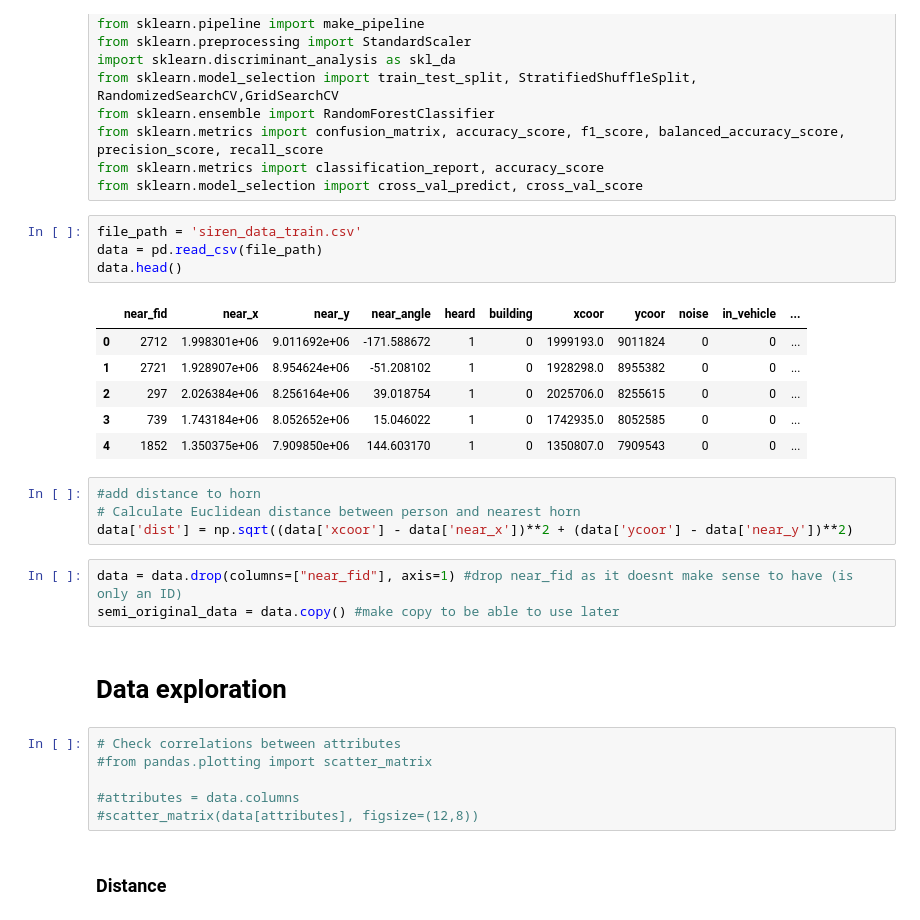
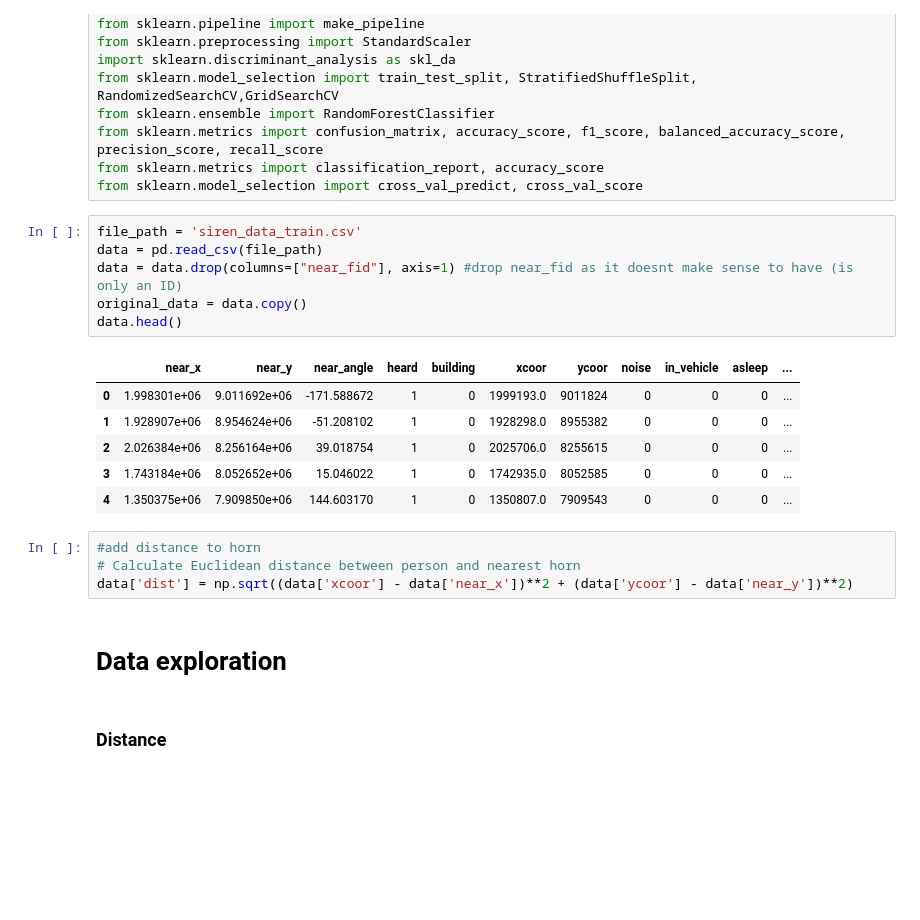
Before and after one commit to elisehammarstrom/statistical_machine_learning, a Jupyter notebook: sml-copy2.ipynb, the cells around one changed output. Drawn from its saved outputs; the diff is of its cells as text; blank space fills up the shorter version.

```diff
--- a/sml-copy2.ipynb
+++ b/sml-copy2.ipynb
@@ -18,29 +18,22 @@ from sklearn.model_selection import cross_val_predict, cross_val_score
 # %%
 file_path = 'siren_data_train.csv'
 data = pd.read_csv(file_path)
+data = data.drop(columns=["near_fid"], axis=1) #drop near_fid as it doesnt make sense to have (is only an ID)
+original_data = data.copy()
 data.head()
 # %% [output]
-|  | near_fid | near_x | near_y | near_angle | heard | building | xcoor | ycoor | noise | in_vehicle | ... |
-| 0 | 2712 | 1.998301e+06 | 9.011692e+06 | -171.588672 | 1 | 0 | 1999193.0 | 9011824 | 0 | 0 | ... |
-| 1 | 2721 | 1.928907e+06 | 8.954624e+06 | -51.208102 | 1 | 0 | 1928298.0 | 8955382 | 0 | 0 | ... |
-| 2 | 297 | 2.026384e+06 | 8.256164e+06 | 39.018754 | 1 | 0 | 2025706.0 | 8255615 | 0 | 0 | ... |
-| 3 | 739 | 1.743184e+06 | 8.052652e+06 | 15.046022 | 1 | 0 | 1742935.0 | 8052585 | 0 | 0 | ... |
-| 4 | 1852 | 1.350375e+06 | 7.909850e+06 | 144.603170 | 1 | 0 | 1350807.0 | 7909543 | 0 | 0 | ... |
+|  | near_x | near_y | near_angle | heard | building | xcoor | ycoor | noise | in_vehicle | asleep | ... |
+| 0 | 1.998301e+06 | 9.011692e+06 | -171.588672 | 1 | 0 | 1999193.0 | 9011824 | 0 | 0 | 0 | ... |
+| 1 | 1.928907e+06 | 8.954624e+06 | -51.208102 | 1 | 0 | 1928298.0 | 8955382 | 0 | 0 | 0 | ... |
+| 2 | 2.026384e+06 | 8.256164e+06 | 39.018754 | 1 | 0 | 2025706.0 | 8255615 | 0 | 0 | 0 | ... |
+| 3 | 1.743184e+06 | 8.052652e+06 | 15.046022 | 1 | 0 | 1742935.0 | 8052585 | 0 | 0 | 0 | ... |
+| 4 | 1.350375e+06 | 7.909850e+06 | 144.603170 | 1 | 0 | 1350807.0 | 7909543 | 0 | 0 | 0 | ... |
 # %%
 #add distance to horn
 # Calculate Euclidean distance between person and nearest horn
 data['dist'] = np.sqrt((data['xcoor'] - data['near_x'])**2 + (data['ycoor'] - data['near_y'])**2)
-# %%
-data = data.drop(columns=["near_fid"], axis=1) #drop near_fid as it doesnt make sense to have (is only an ID)
-semi_original_data = data.copy() #make copy to be able to use later
 # %% [markdown]
 # Data exploration
-# %%
-# Check correlations between attributes
-#from pandas.plotting import scatter_matrix
-
-#attributes = data.columns
-#scatter_matrix(data[attributes], figsize=(12,8))
 # %% [markdown]
 ### Distance
 # %%
```
Also changed, not shown: parts of 36 cells of this notebook, 1 other file.
